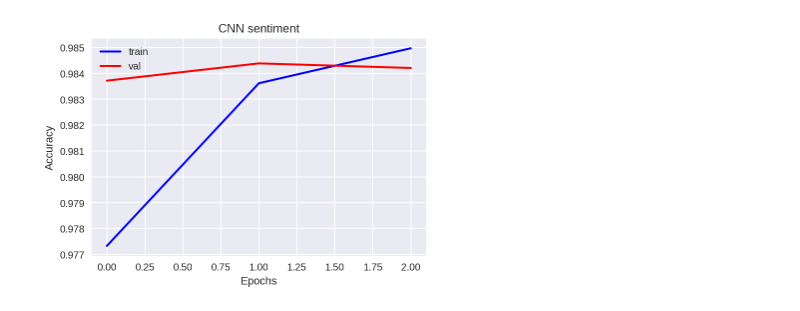
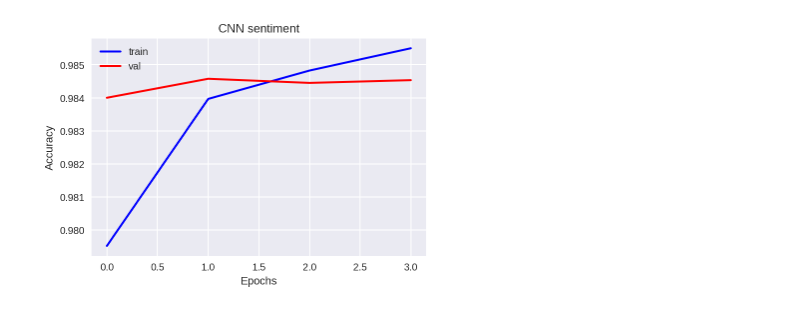
Before and after one commit to Zhengqi-Li/NLP, a Jupyter notebook: GRU.ipynb, the cells around one changed output. Saved outputs shown, nothing was run; the diff lists cells and outputs as text; code cells hidden in the pictures.

```diff
--- a/GRU.ipynb
+++ b/GRU.ipynb
@@ -104,8 +131,8 @@ Using TensorFlow backend.
 # %%
-from keras.layers import CuDNNGRU, CuDNNLSTM
+from keras.layers import CuDNNGRU, CuDNNLSTM, concatenate
 
-train_data = pd.read_csv('train.csv')
-test_data = pd.read_csv('test.csv')
+# train_data = pd.read_csv('train.csv')
+# test_data = pd.read_csv('test.csv')
 # pickle.dump({'strain': seq_train, 'stest': seq_test, 'fm':feature_matrix}, open('/content/gdrive/My Drive/comment/var.txt', 'wb'))
 var = pickle.load(open('/content/gdrive/My Drive/comment/varibles.txt', 'rb'))
 labels = ['toxic', 'severe_toxic', 'obscene', 'threat', 'insult', 'identity_hate']
@@ -139,33 +166,55 @@ maxlen = 200
 
 inp = Input(shape=(maxlen, ))
 
+features_input = Input(shape=(features.shape[1],))
+
 x = Embedding(word_upper,
               word_features,
               weights=[embedding_matrix],
-              trainable=True)(inp)
-
-x0 = SpatialDropout1D(0.5)(x)
+              trainable=False)(inp)
+# x = SpatialDropout1D(0.5)(x)
 
 
 
-#--------------------
+#-------------------- 0.9842 trainable=True epochs=2 -not stable
 
-x = Bidirectional(CuDNNGRU(128, return_sequences=True))(x0)
-y = Bidirectional(CuDNNLSTM(128, return_sequences=True))(x0)
+# x = Bidirectional(CuDNNGRU(128, return_sequences=True))(x0)
+# y = Bidirectional(CuDNNLSTM(128, return_sequences=True))(x0)
 
-# x = BatchNormalization()(x)
-# y = BatchNormalization()(y)
+# # x = BatchNormalization()(x)
+# # y = BatchNormalization()(y)
 
+
+# avg_poolx = GlobalAveragePooling1D()(x)
+# max_poolx = GlobalMaxPooling1D()(x)
+
+# avg_pooly = GlobalAveragePooling1D()(y)
+# max_pooly = GlobalMaxPooling1D()(y)
+
+
+# conc = Concatenate(axis=1)([avg_poolx,
+#                             max_poolx,
+#                             avg_pooly,
+#                             max_pooly])
+
+#-------------------------------------0.9839  trainable=False epoch=3  dropout=0.2
+x, x_h, x_c = Bidirectional(CuDNNGRU(256, return_sequences=True, return_state = True))(x)
+# y, y_h, y_c = Bidirectional(CuDNNLSTM(128, return_sequences=True, return_state = True))(x)
 
 avg_poolx = GlobalAveragePooling1D()(x)
 max_poolx = GlobalMaxPooling1D()(x)
 
-avg_pooly = GlobalAveragePooling1D()(y)
-max_pooly = GlobalMaxPooling1D()(y)
+# avg_pooly = GlobalAveragePooling1D()(y)
+# max_pooly = GlobalMaxPooling1D()(y)
 
-
-conc = Concatenate(axis=1)([avg_poolx, max_poolx,
-                            avg_pooly, max_pooly])
+conc = Concatenate(axis=1)([
+                            avg_poolx,
+                            max_poolx,
+#                             avg_pooly,
+#                             max_pooly,
+                            x_h,
+#                             y_h,
+                            features_input])
 
 
 #-------------------------------------
@@ -186,10 +235,11 @@ conc = Concatenate(axis=1)([avg_poolx, max_poolx,
 
 #------------------------------------------------------
 
-conc = Dropout(0.1)(conc)
+conc = Dropout(0.3)(conc)
 outp = Dense(6, kernel_initializer=initializers.RandomNormal(), activation="sigmoid")(conc)
 
-model = Model(inputs=inp, outputs=outp)
+# model = Model(inputs=inp, outputs=outp)
+model = Model(inputs=[inp,features_input], outputs=outp)
 model.compile(loss='binary_crossentropy',
               optimizer='adam',
               metrics=['accuracy'])
@@ -200,25 +250,39 @@ model.summary()
 batch_size = 256 # not 64
 epochs = 10
 
-X_tra, X_val, y_tra, y_val = train_test_split(x_train,
+mix = np.hstack((x_train, features))
+
+X_tra, X_val, y_tra, y_val = train_test_split(mix,
                                               y_train,
                                               test_size=0.1,
                                               shuffle=True)
 
-RocAuc = RocAucEvaluation(validation_data=(X_val, y_val), interval=1)
+# X_tra, X_val, y_tra, y_val = train_test_split(x_train,
+#                                               y_train,
+#                                               test_size=0.1,
+#                                               shuffle=True)
+
+RocAuc = RocAucEvaluation(validation_data=([X_val[:,:200],X_val[:,200:]], y_val), interval=1)
+# RocAuc = RocAucEvaluation(validation_data=(X_val, y_val), interval=1)
 
 early = EarlyStopping(monitor='val_acc',
                       min_delta=0.01,
-                      patience=2,
+                      patience=3,
                       verbose=1)
 
 callback_list = [RocAuc, early]
 
 
-hist = model.fit(X_tra, y_tra,
+hist = model.fit(
+                 [X_tra[:,:200],X_tra[:,200:]],
+#                  X_tra,
+                 y_tra,
                  batch_size=batch_size,
                  epochs=epochs,
-                 validation_data=(X_val, y_val),
+                 validation_data=(
+                     [X_val[:,:200],X_val[:,200:]], y_val
+#                      X_val, y_val
+                 ),
                  callbacks=callback_list,
                  verbose=1,
                  shuffle=True,
@@ -244,7 +308,11 @@ plt.ylabel('Accuracy')
 plt.legend(loc='upper left')
 plt.show()
 
-y_pred = model.predict(x_test, batch_size=1024)
+
+y_pred = model.predict(
+    [x_test,test_features],
+#     x_test,
+    batch_size=1024)
 submission = pd.read_csv('sample_submission.csv')
 submission[["toxic", "severe_toxic", "obscene", "threat", "insult", "identity_hate"]] = y_pred
 # submission.to_csv('CNN.csv', index=False)
@@ -274 +342 @@ Epoch 00003: early stopping
-[figure, old version]
+[figure, new version]
```
Also changed, not shown: parts of 3 cells of this notebook.
